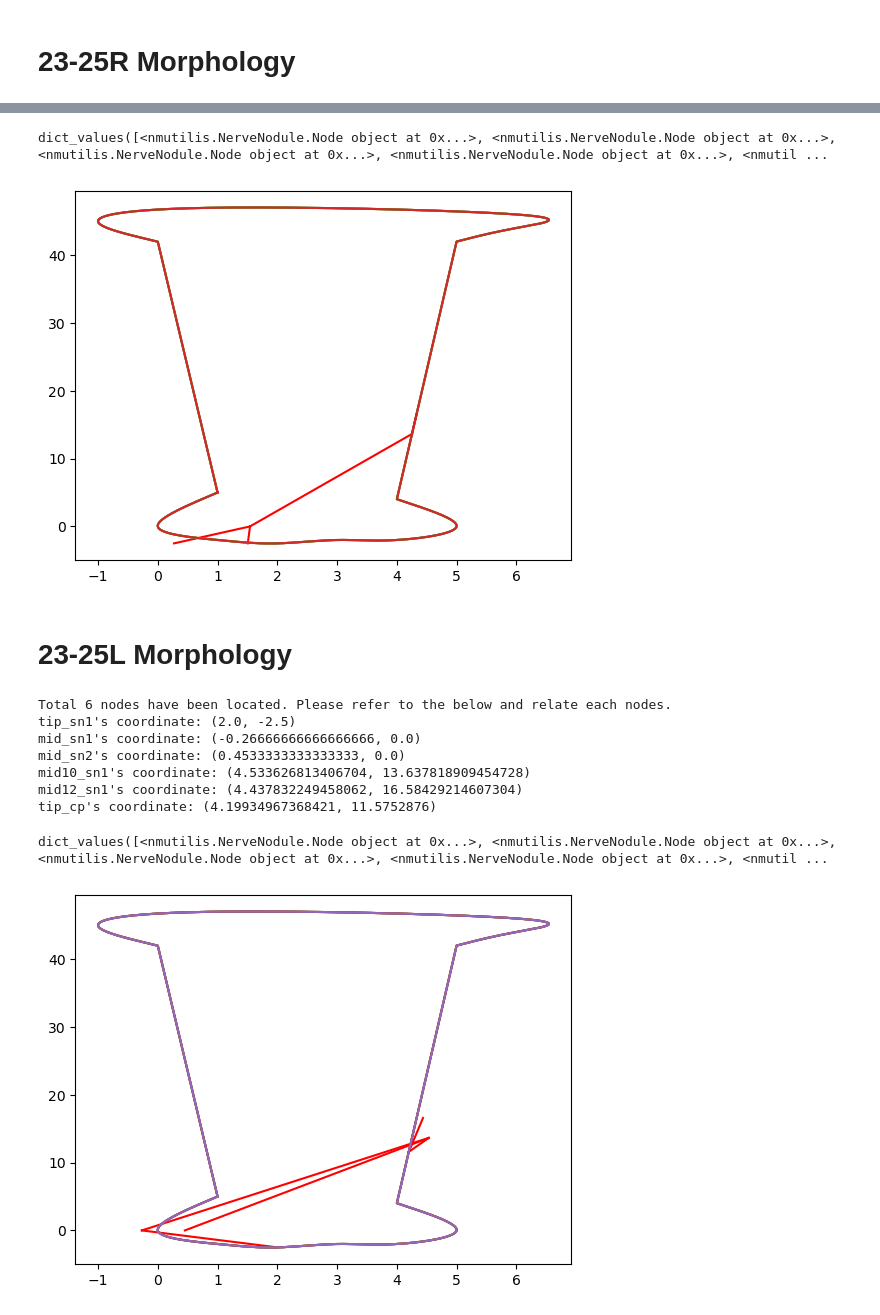
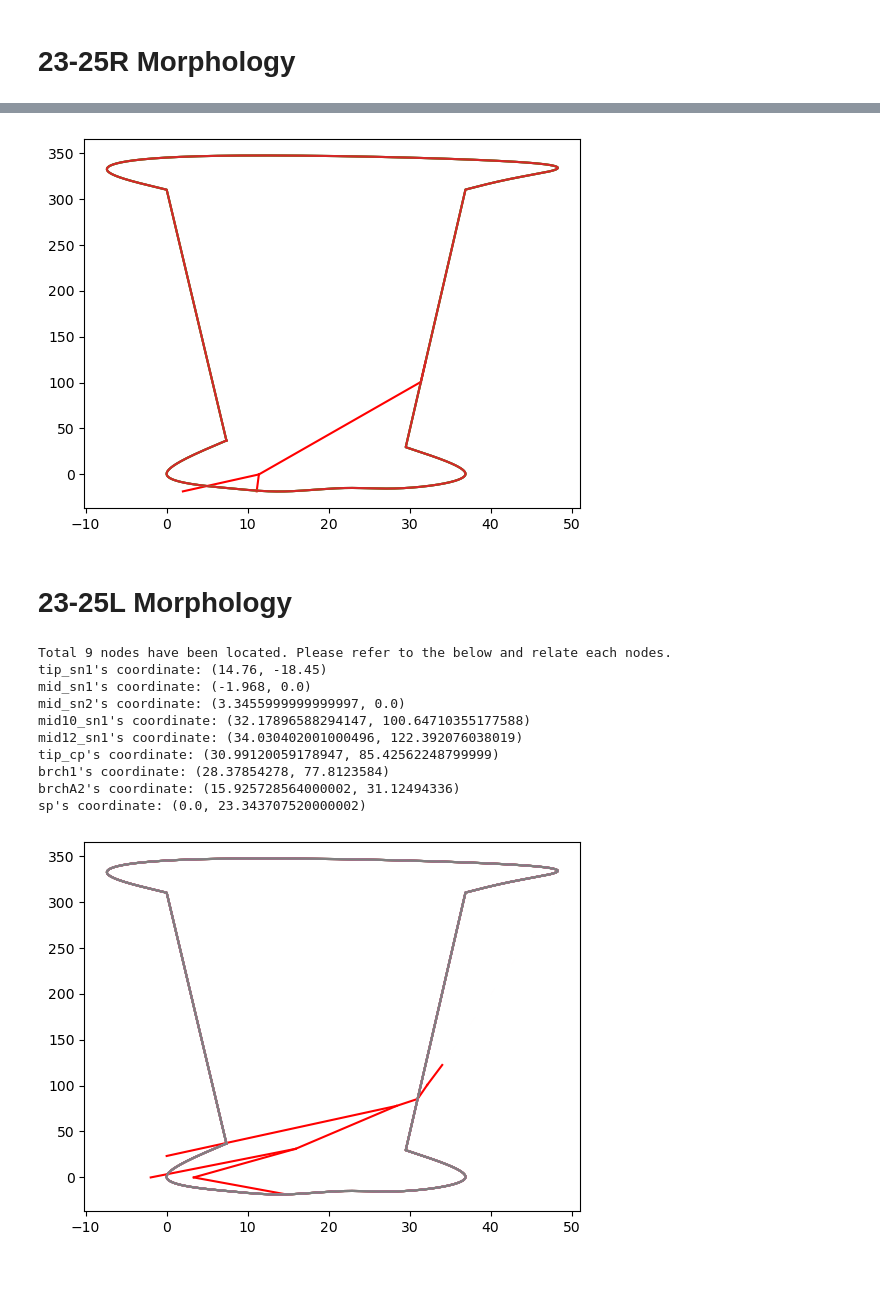
Before and after one commit to ChooYeonseo/Nerve-Morphology-2.0, a Jupyter notebook: NM2-tutorial.ipynb, the cells around one changed output, grey strips where cells are left out. Drawn from its saved outputs; the diff is of its cells as text; code cells hidden in the pictures; blank space fills up the shorter version.

```diff
--- a/NM2-tutorial.ipynb
+++ b/NM2-tutorial.ipynb
@@ -14,6 +32,7 @@ from nmutilis.NerveNodule import Nerve, Node
 # %%
 code_list = list(raw_dict.keys())
-a = Bone(1, 2000)
+scale = 1 * 36.9 / 5
+a = Bone(scale, 2000)
 code_list
 # %% [output]
 ['23-21R',
@@ -455,8 +436,9 @@ tip_cp's coordinate: (4.554511278947368, 25.0714286)
 # %%
-N23_24R.add_relation('tip_cp', 'mid12_sn1')
 N23_24R.add_relation('mid12_sn1', 'mid10_sn1')
-N23_24R.add_relation('mid10_sn1', 'mid_sn1')
-N23_24R.add_relation('mid10_sn1', 'mid_sn2')
+N23_24R.add_relation('mid10_sn1', 'tip_cp')
+N23_24R.add_relation('tip_cp', 'brch1')
+N23_24R.add_relation('brch1', 'mid_sn1')
+N23_24R.add_relation('brch1', 'mid_sn2')
 N23_24R.add_relation('mid_sn1', 'tip_sn1')
 
 
@@ -532,37 +513,39 @@ plt.show()
 
 Nerve_list.append(N23_25R)
 # %% [output]
-dict_values([<nmutilis.NerveNodule.Node object at 0x...>, <nmutilis.NerveNodule.Node object at 0x...>, <nmutilis.NerveNodule.Node object at 0x...>, <nmutilis.NerveNodule.Node object at 0x...>, <nmutil ...
-[figure, old version]
+[figure, new version]
 # %% [markdown]
 # 23-25L Morphology
 # %%
 code = code_list[13]
 N23_25L = Nerve(code, raw_data=raw_dict[code], helper_data=helper_dict[code], bone=a)
 # %% [output]
-Total 6 nodes have been located. Please refer to the below and relate each nodes.
-tip_sn1's coordinate: (2.0, -2.5)
-mid_sn1's coordinate: (-0.26666666666666666, 0.0)
-mid_sn2's coordinate: (0.4533333333333333, 0.0)
-mid10_sn1's coordinate: (4.533626813406704, 13.637818909454728)
-mid12_sn1's coordinate: (4.437832249458062, 16.58429214607304)
-tip_cp's coordinate: (4.19934967368421, 11.5752876)
+Total 9 nodes have been located. Please refer to the below and relate each nodes.
+tip_sn1's coordinate: (14.76, -18.45)
+mid_sn1's coordinate: (-1.968, 0.0)
+mid_sn2's coordinate: (3.3455999999999997, 0.0)
+mid10_sn1's coordinate: (32.17896588294147, 100.64710355177588)
+mid12_sn1's coordinate: (34.030402001000496, 122.392076038019)
+tip_cp's coordinate: (30.99120059178947, 85.42562248799999)
+brch1's coordinate: (28.37854278, 77.8123584)
+brchA2's coordinate: (15.925728564000002, 31.12494336)
+sp's coordinate: (0.0, 23.343707520000002)
 # %%
-N23_25L.add_relation('mid12_sn1', 'tip_cp')
-N23_25L.add_relation('tip_cp', 'mid10_sn1')
-N23_25L.add_relation('mid10_sn1', 'mid_sn1')
-N23_25L.add_relation('mid10_sn1', 'mid_sn2')
-N23_25L.add_relation('mid_sn1', 'tip_sn1')
-
-
+N23_25L.add_relation('mid12_sn1', 'mid10_sn1')
+N23_25L.add_relation('mid10_sn1', 'tip_cp')
+N23_25L.add_relation('tip_cp', 'brch1')
+N23_25L.add_relation('brch1', 'sp')
+N23_25L.add_relation('brch1', 'brchA2')
+N23_25L.add_relation('brchA2', 'mid_sn1')
+N23_25L.add_relation('brchA2', 'mid_sn2')
+N23_25L.add_relation('mid_sn2', 'tip_sn1')
 
 lines = N23_25L.get_branch_lines()
 for line in lines:
     plt.plot(line[:,0], line[:,1], color='red')
     plt.plot(a.x, a.y)
 plt.show()
 
 Nerve_list.append(N23_25L)
 # %% [output]
-dict_values([<nmutilis.NerveNodule.Node object at 0x...>, <nmutilis.NerveNodule.Node object at 0x...>, <nmutilis.NerveNodule.Node object at 0x...>, <nmutilis.NerveNodule.Node object at 0x...>, <nmutil ...
-[figure, old version]
+[figure, new version]
```
Also changed, not shown: parts of 45 cells of this notebook, 44 other files.
